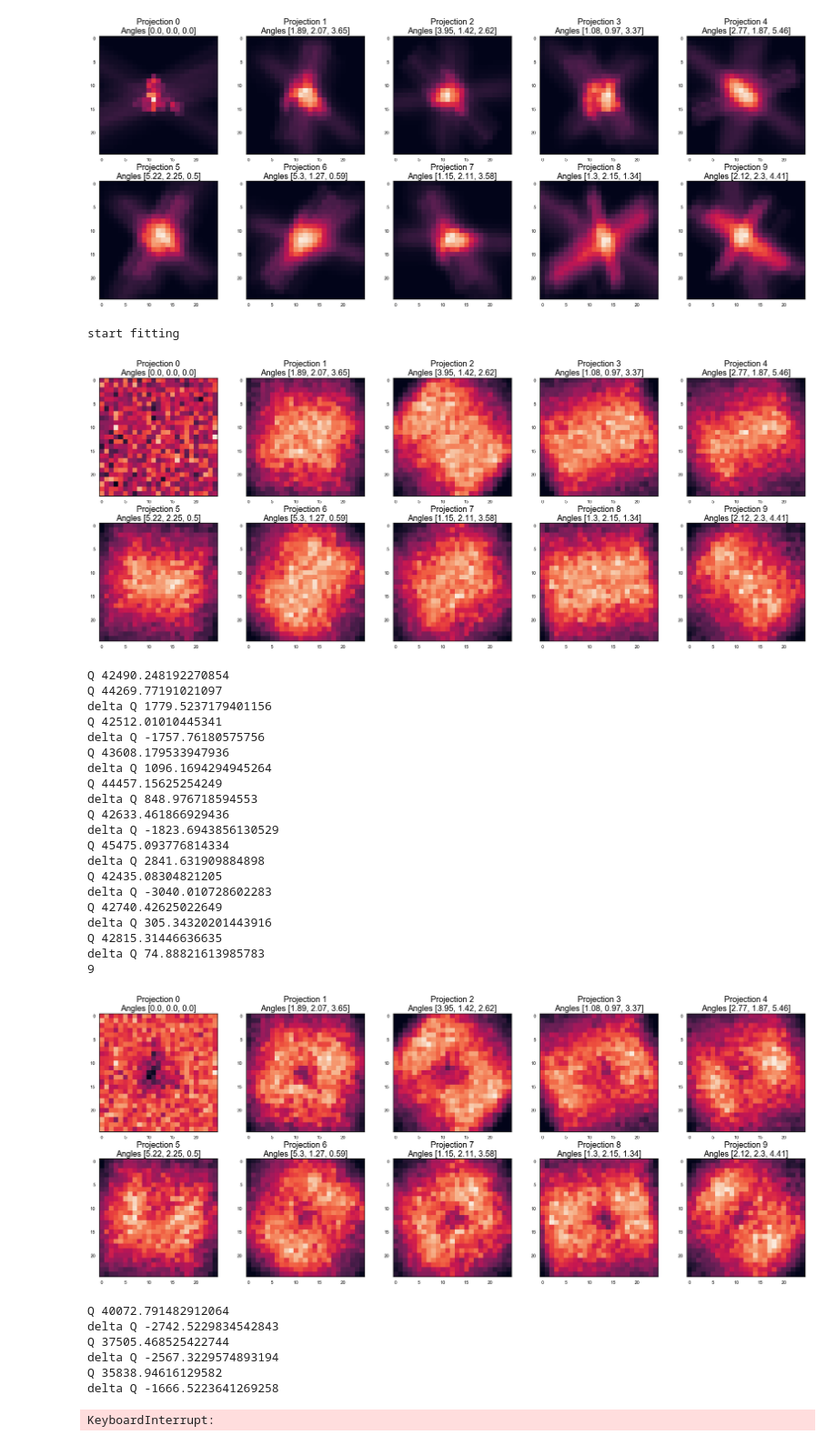
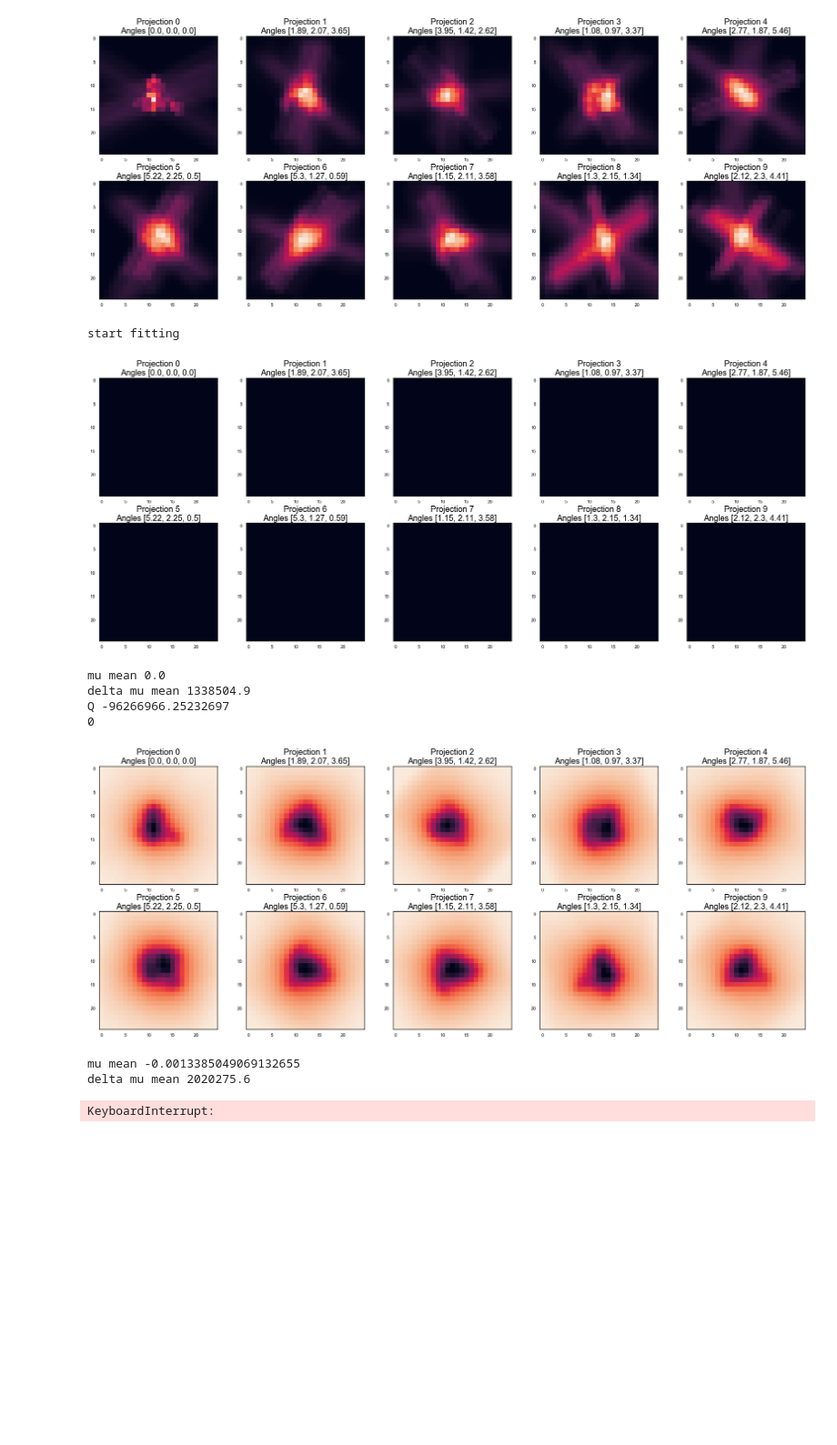
Before and after one commit to lewis841214/PCA_recon, a Jupyter notebook: Projection_Operation.ipynb, the cells around one changed output. Shown: that part at 91% size. Cells and saved outputs as stored; diff of their text form; code cells hidden in the pictures; blank space fills up the shorter version.

```diff
--- a/Projection_Operation.ipynb
+++ b/Projection_Operation.ipynb
@@ -104,10 +104,10 @@ class PCA_3d_Recon():
         self.num_image = num_image
         self.n_component = n_component
 
-        self.mu = np.abs(np.random.randn(ProjSize, ProjSize, ProjSize))
-        self.sigma = np.ones(self.num_image) * 0.1
+        self.mu = np.zeros((ProjSize, ProjSize, ProjSize))
+        self.sigma = np.ones(self.num_image) * 0.01
 
-        self.ro = np.abs(np.random.randn(num_image, n_component))
+        self.ro = np.abs(np.ones((num_image, n_component)))
         self.BigSigma = np.abs(np.ones((self.num_image, self.n_component, self.n_component )))
         #print('original ro', self.ro[:5])
     def fit(self, Imgages, Angles):
@@ -115,10 +115,11 @@ class PCA_3d_Recon():
         self.Plot_mu_by_projection(Angles)
         for i in range(100):
 
-            self.Expectation(Imgages, Angles)
+            #self.Expectation(Imgages, Angles)
+
             self.Maximization(Imgages, Angles)
             self.Q_(Imgages, Angles)
-            if i % 10 == 9:
+            if i % 10 == 0:
                 print(i)
                 self.Plot_mu_by_projection(Angles)
         pass
@@ -157,14 +158,15 @@ class PCA_3d_Recon():
 
     def Maximization(self, Images, Angles):
 
-        lr = 1e-4
-        for i in range(10):
+        lr = 1e-9
+        for i in range(1):
+            self.Au_s(Angles)
             DeltaMu = self.Delta_mu( Images, Angles)
-            #print('mu mean',np.mean(np.abs(self.mu)))
-            #print('delta mu mean',np.mean(np.abs(DeltaMu)))
+            print('mu mean',np.mean(self.mu))
+            print('delta mu mean',np.mean(np.abs(DeltaMu)))
             self.mu = self.mu - lr * DeltaMu
             #print('min mu', np.min(self.mu))
-            self.Au_s(Angles)
+            #self.Au_s(Angles)
             #print('self.mu', np.sum(self.mu))
             #self.Q_(Images, Angles)
         #print(self.mu)
@@ -263,48 +265,22 @@ class PCA_3d_Recon():
         pids = range(10)
         plot_projections(CheckProjections[pids], [f'Projection {pid}\nAngles {list(map(lambda x: round(x,2) , Angles[pid]))}' for pid in pids], nrows=2, ncols=5)
 # %%
-_, num_image , n_component = 116, 500 , 1
-angles2 = angles2[:500]
-Projections = Projections[:500]
+_, num_image , n_component = 116, 2000 , 1
+angles2 = angles2[:num_image]
+Projections = Projections[:num_image]
 P3R = PCA_3d_Recon(ProjSize, num_image, n_component)
-#P3R.Au_s(angles2)
-#P3R.AtI(Projections[4], angles2[4])
-#print('Projections', Projections.shape)
-#P3R.Q_(Projections, angles2)
-#print('brfore exp')
-#P3R.Expectation(Projections, angles2)
-#print('after exp')
+
 P3R.fit(Projections, angles2)
 # %% [output]
 start fitting
-[figure, old version]
+[figure, new version]
-Q 42490.248192270854
-Q 44269.77191021097
-delta Q 1779.5237179401156
-Q 42512.01010445341
-delta Q -1757.76180575756
-Q 43608.179533947936
-delta Q 1096.1694294945264
-Q 44457.15625254249
-delta Q 848.976718594553
-Q 42633.461866929436
-delta Q -1823.6943856130529
-Q 45475.093776814334
-delta Q 2841.631909884898
-Q 42435.08304821205
-delta Q -3040.010728602283
-Q 42740.42625022649
-delta Q 305.34320201443916
-Q 42815.31446636635
-delta Q 74.88821613985783
-9
+mu mean 0.0
+delta mu mean 1338504.9
+Q -96266966.25232697
+0
-[figure, old version]
+[figure, new version]
-Q 40072.791482912064
-delta Q -2742.5229834542843
-Q 37505.468525422744
-delta Q -2567.3229574893194
-Q 35838.94616129582
-delta Q -1666.5223641269258
+mu mean -0.0013385049069132655
+delta mu mean 2020275.6
 KeyboardInterrupt:
 # %%
 #print(P3R.mu)
```
Also changed, not shown: parts of 2 cells of this notebook, 1 other file.
